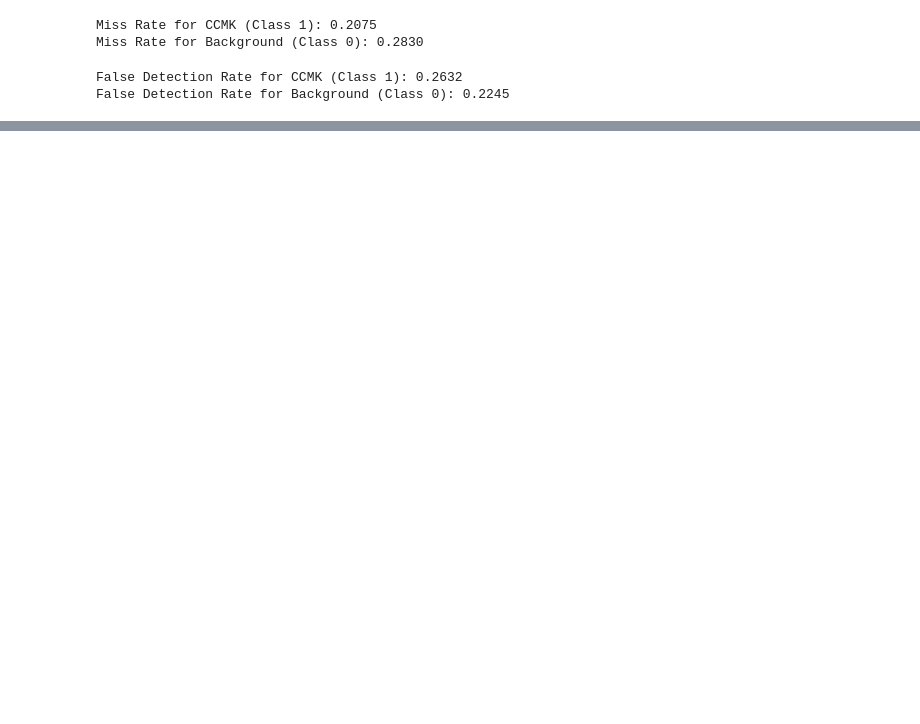
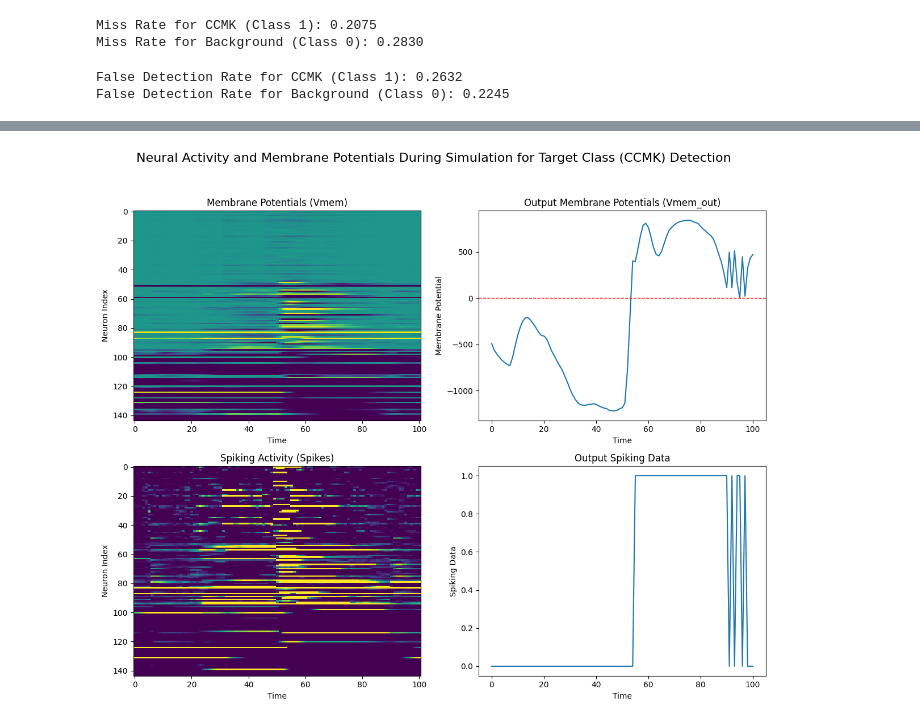
Before and after one commit to uwa-computer-science/project-12-prototype-bio-acoustic-detection-system-soundsentinel, a Jupyter notebook: final_model.ipynb, the cells around one changed output, grey strips where cells are left out. Saved outputs shown, nothing was run; the diff lists cells and outputs as text; code cells hidden in the pictures; blank space fills up the shorter version.

```diff
--- a/final_model.ipynb
+++ b/final_model.ipynb
@@ -368,0 +472,37 @@ False Detection Rate for Background (Class 0): 0.2245
+# %%
+out, _, record_dict = modSim(inputs[9].numpy().T, record = True)
+# %%
+import matplotlib.pyplot as plt
+
+fig, axes = plt.subplots(2, 2, figsize=(12, 10))
+
+# First subplot: record_dict['Vmem']
+axes[0, 0].imshow(record_dict['Vmem'].T, aspect='auto', cmap='viridis', interpolation='none')
+axes[0, 0].set_title('Membrane Potentials (Vmem)')
+axes[0, 0].set_xlabel('Time')
+axes[0, 0].set_ylabel('Neuron Index')
+
+# Second subplot: record_dict['Vmem_out']
+axes[0, 1].plot(record_dict['Vmem_out'])
+axes[0, 1].axhline(y=0, color='red', linestyle='--', linewidth=1)  # Add red dashed line at y=0
+axes[0, 1].set_title('Output Membrane Potentials (Vmem_out)')
+axes[0, 1].set_xlabel('Time')
+axes[0, 1].set_ylabel('Membrane Potential')
+
+# Third subplot: record_dict['Spikes']
+axes[1, 0].imshow(record_dict['Spikes'].T, aspect='auto', cmap='viridis', interpolation='none')
+axes[1, 0].set_title('Spiking Activity (Spikes)')
+axes[1, 0].set_xlabel('Time')
+axes[1, 0].set_ylabel('Neuron Index')
+
+# Fourth subplot: 'out'
+axes[1, 1].plot(out)
+axes[1, 1].set_title('Output Spiking Data')
+axes[1, 1].set_xlabel('Time')
+axes[1, 1].set_ylabel('Spiking Data')
+
+fig.suptitle('Neural Activity and Membrane Potentials During Simulation for Target Class (CCMK) Detection', fontsize=16)
+plt.tight_layout(rect=[0, 0, 1, 0.95])
+plt.show()
+# %% [output]
+[figure, added]
```
Also changed, not shown: parts of 11 cells of this notebook.
